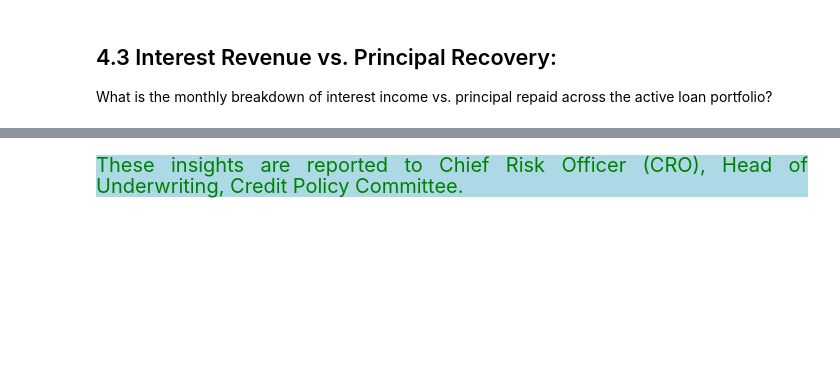
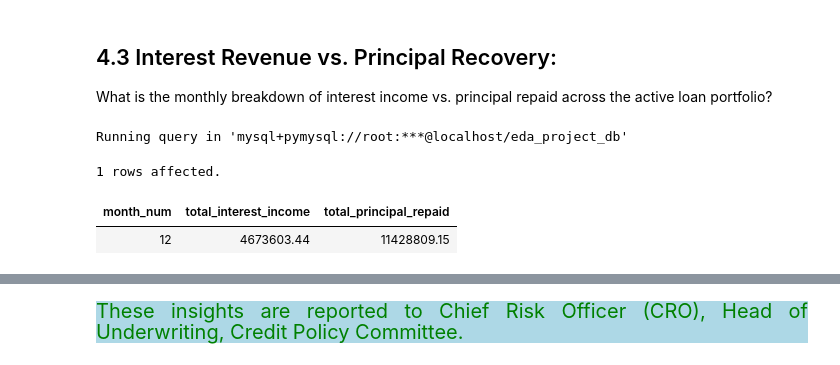
Before and after one commit to Kartika-Nidhi/Banking_Transaction_Analysis_SQL, a Jupyter notebook: BankingTransactions.ipynb, the cells around one changed output, grey strips where cells are left out. Drawn from its saved outputs; the diff is of its cells as text; code cells hidden in the pictures; blank space fills up the shorter version.

```diff
--- a/BankingTransactions.ipynb
+++ b/BankingTransactions.ipynb
@@ -684,6 +763,30 @@ What is the average loan amount relative to annual income across occupations, an
 # %% [markdown]
 ## 4.3 Interest Revenue vs. Principal Recovery:
 What is the monthly breakdown of interest income vs. principal repaid across the active loan portfolio?
+# %%
+%%sql
+
+
+SELECT
+    EXTRACT( MONTH FROM start_date ) AS month_num,
+
+    ROUND(SUM(loan_amount * (interest_rate / 100.0 / 12.0)), 2) AS total_interest_income,
+    ROUND(SUM(loan_amount / term_months), 2) AS total_principal_repaid
+
+FROM loans
+WHERE
+    status = 'Active'
+    AND EXTRACT( MONTH FROM start_date ) = (
+        SELECT MAX(EXTRACT( MONTH FROM start_date )) FROM loans
+    )
+
+GROUP BY month_num
+ORDER BY month_num ASC;
+# %% [output]
+Running query in 'mysql+pymysql://root:***@localhost/eda_project_db'
+1 rows affected.
+| month_num | total_interest_income | total_principal_repaid |
+| 12 | 4673603.44 | 11428809.15 |
 # %% [markdown]
 <div>
 # %% [markdown]
```
Also changed, not shown: parts of 3 cells of this notebook.
